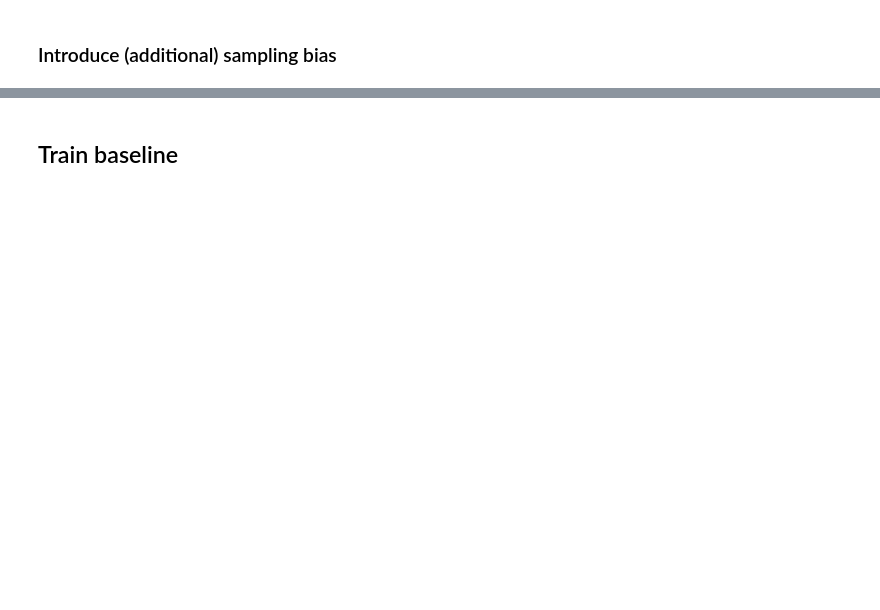
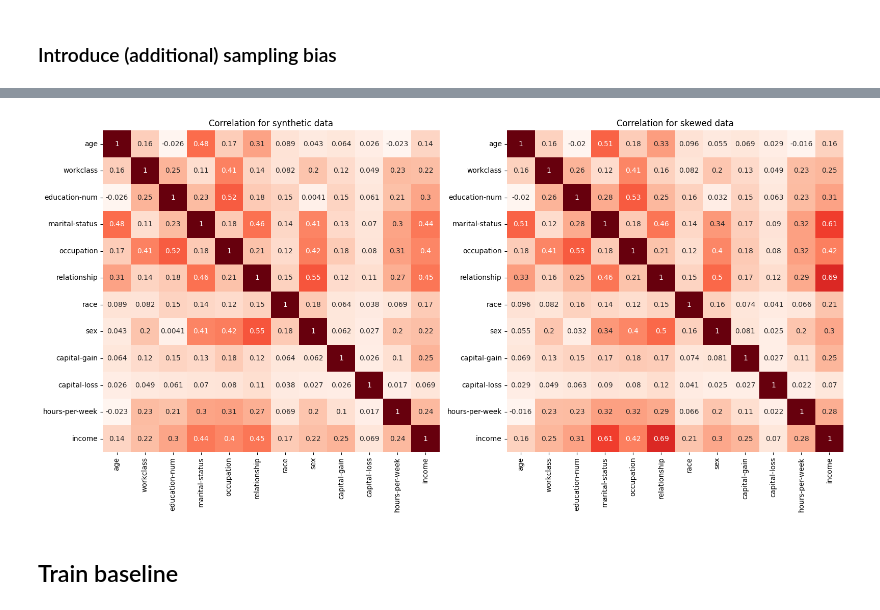
Before and after one commit to mkleinegger/evaluation-bias-detection-and-mitigation, a Jupyter notebook: notebook_skewness.ipynb, the cells around one changed output, grey strips where cells are left out. Drawn from its saved outputs; the diff is of its cells as text; code cells hidden in the pictures; blank space fills up the shorter version.

```diff
--- a/notebook_skewness.ipynb
+++ b/notebook_skewness.ipynb
@@ -45,3 +50,28 @@ r = associations(df_train, ax = ax, cmap = "Reds")
+# %%
+from dython.nominal import associations
+import matplotlib.pyplot as plt
+import seaborn as sns
+
+# Calculate associations for two datasets
+assoc1 = associations(_df_train, compute_only=True)
+assoc2 = associations(df_train, compute_only=True)
+
+# Create subplots
+fig, (ax1, ax2) = plt.subplots(1, 2, figsize=(16, 8))
+
+# Plot the first association matrix
+sns.heatmap(assoc1['corr'], ax=ax1, cmap="Reds", annot=True, cbar=False)
+ax1.set_title('Correlation for synthetic data')
+
+# Plot the second association matrix
+sns.heatmap(assoc2['corr'], ax=ax2, cmap="Reds", annot=True, cbar=False)
+ax2.set_title('Correlation for skewed data')
+
+# Display the plots
+plt.tight_layout()
+plt.show()
+# %% [output]
+[figure, added]
 # %% [markdown]
 ## Train baseline
 # %%
```
Also changed, not shown: parts of 29 cells of this notebook, 11 other files.
